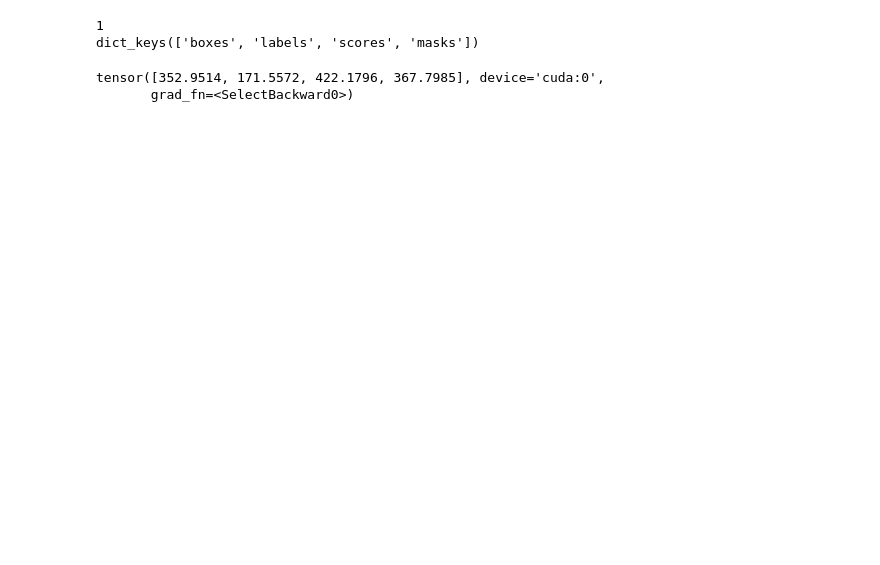
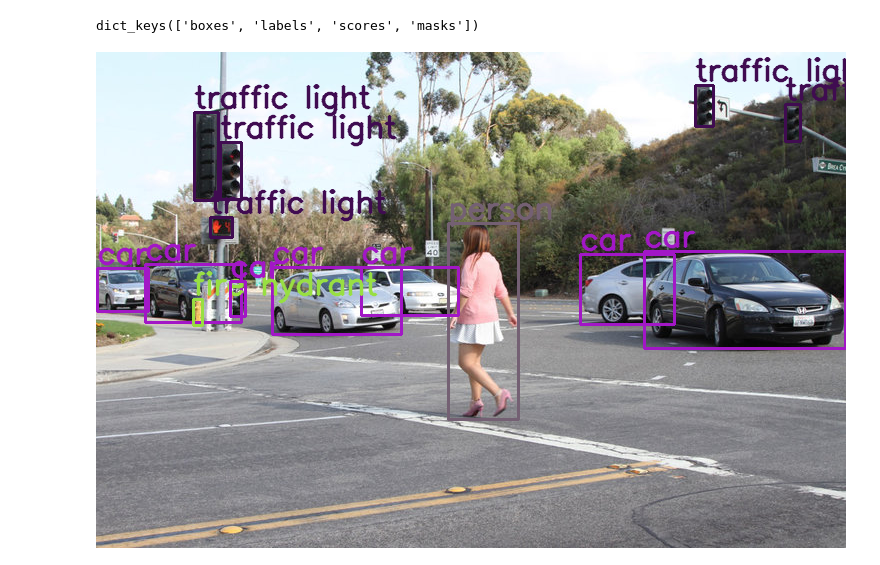
Before and after one commit to alexbelengeanu/realtime-detection, a Jupyter notebook: notebooks/two-stage-model.ipynb, the cells around one changed output. Cells and saved outputs as stored; diff of their text form; code cells hidden in the pictures; blank space fills up the shorter version.

```diff
--- a/notebooks/two-stage-model.ipynb
+++ b/notebooks/two-stage-model.ipynb
@@ -17,11 +14,11 @@ model = maskrcnn_resnet50_fpn(weights=weights, progress=False).to(device)
 model = model.eval()
 # %%
 # incarc toate clasele din datasetul pe care a fost antrenat modelul
-labels = open("coco.names.txt").read().strip().split("\n")
+labels = open(r"E:\GitHub\realtime-detection\coco_names.txt").read().strip().split("\n")
 # generez o culoare pentru fiecare clasa in parte
 colors = np.random.randint(0, 255, size=(len(labels), 3), dtype="uint8")
 # %%
-image = Image.open("image.jpg")
+image = Image.open(r"E:\GitHub\realtime-detection\images\image.jpg").convert('RGB')
 # %%
 transforms = weights.transforms()
 image = transforms(image)
@@ -29,13 +26,11 @@ image=image.unsqueeze(0)
 image = image.to(device)
 # %%
 output = model(image) # list of dict
-print(len(output)) # equals to how many images that were fed into the model
-print(output[0].keys()) # dict_keys(['boxes', 'labels', 'scores', 'masks'])
+print(output[0].keys())
 # %% [output]
-1
 dict_keys(['boxes', 'labels', 'scores', 'masks'])
 # %%
-source = np.asarray(Image.open("image.jpg"))
+source = np.asarray(Image.open(r"E:\GitHub\realtime-detection\images\image.jpg").convert('RGB'))
 # %%
 for index, score in enumerate(output[0]['scores']):
     if score > 0.5:
@@ -43,19 +38,16 @@ for index, score in enumerate(output[0]['scores']):
                                (int(output[0]['boxes'][index][0]), int(output[0]['boxes'][index][1])),
                                (int(output[0]['boxes'][index][2]), int(output[0]['boxes'][index][3])),
                                (int(colors[int(output[0]['labels'][index])][0]), int(colors[int(output[0]['labels'][index])][1]), int(colors[int(output[0]['labels'][index])][2])),
-                               1)
+                               2)
         source = cv2.putText(source,
                              labels[int(output[0]['labels'][index])-1],
                              (int(output[0]['boxes'][index][0]), int(output[0]['boxes'][index][1])-5),
                              cv2.FONT_HERSHEY_SIMPLEX ,
-                             .5,
+                             1,
                              (int(colors[int(output[0]['labels'][index])][0]), int(colors[int(output[0]['labels'][index])][1]), int(colors[int(output[0]['labels'][index])][2])),
-                             1,
+                             2,
                              cv2.LINE_AA)
 # %%
-Image.fromarray(source).show()
+Image.fromarray(source)
+# %% [output]
+[figure, added]
-# %%
-output[0]['boxes'][0]
-# %% [output]
-tensor([352.9514, 171.5572, 422.1796, 367.7985], device='cuda:0',
-       grad_fn=<SelectBackward0>)
```
Also changed, not shown: parts of 2 cells of this notebook, 13 other files.
